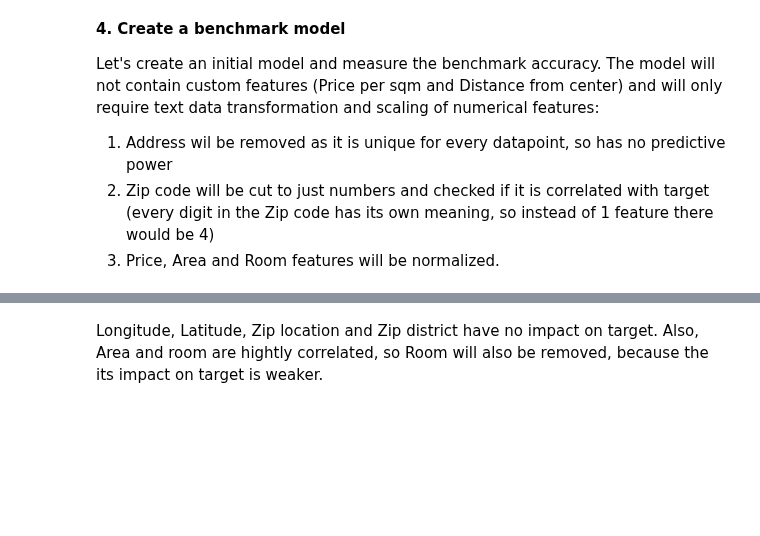
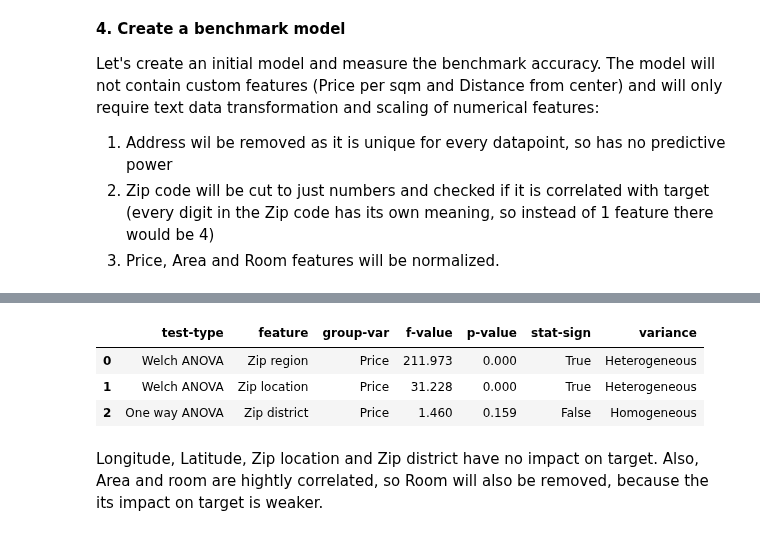
Before and after one commit to nadiia-duiunova/House_price, a Jupyter notebook: Stat inference.ipynb, the cells around one changed output, grey strips where cells are left out. Saved outputs shown, nothing was run; the diff lists cells and outputs as text; code cells hidden in the pictures; blank space fills up the shorter version.

Commit message:
Add ANOVA analysis for nominativ vars

```diff
--- a/Stat inference.ipynb
+++ b/Stat inference.ipynb
@@ -401,3 +321,58 @@ correlations_df
+# %%
+# group values of each feature by it's unique value
+
+import pingouin as pg
+
+anova_df = pd.DataFrame()
+
+for feature in ['Zip region', 'Zip location', 'Zip district']:
+    # check is variances are homogeneous
+    values_per_group = {
+        grp_label: values
+        for grp_label, values in data1.groupby(feature, observed=True)['Price']
+    }
+    (levene, levene_p_value) = stats.levene(*values_per_group.values())
+    if levene_p_value >0.05:
+        variance = 'Homogeneous'
+    else:
+        variance = 'Heterogeneous'
+
+
+    groups_values = list(values_per_group.values())
+    groups_sizes = []
+    for i in range(len(groups_values)):
+        groups_sizes.append(len(groups_values[i]))
+
+    # ANOVA can be applied only when all the variances are homogeneous
+    if variance == 'Homogeneous':
+        test_type = 'One way ANOVA'
+        (f_value, p_value) = stats.f_oneway(*values_per_group.values())
+
+    else:
+        test_type = 'Welch ANOVA'
+        welch_df = pg.welch_anova(dv = 'Price', between= feature, data = data1)
+        p_value = welch_df['p-unc']
+        f_value = welch_df['F']
+
+    dict_result = {
+        "test-type": test_type,
+        "feature": feature,
+        "group-var": 'Price',
+        "f-value": round(f_value, 3),
+        "p-value": round(p_value, 3),
+        "stat-sign": (p_value < 0.05),
+        "variance": variance
+    }
+    df_result = pd.DataFrame(data=dict_result, index=[0])
+    anova_df = pd.concat([anova_df, df_result], ignore_index=True)
+
+
+anova_df
+# %% [output]
+|  | test-type | feature | group-var | f-value | p-value | stat-sign | variance |
+| 0 | Welch ANOVA | Zip region | Price | 211.973 | 0.000 | True | Heterogeneous |
+| 1 | Welch ANOVA | Zip location | Price | 31.228 | 0.000 | True | Heterogeneous |
+| 2 | One way ANOVA | Zip district | Price | 1.460 | 0.159 | False | Homogeneous |
 # %% [markdown]
 Longitude, Latitude, Zip location and Zip district have no impact on target. Also, Area and room are hightly correlated, so Room will also be removed, because the its impact on target is weaker.
 # %%
```
Also changed, not shown: parts of 15 cells of this notebook.
